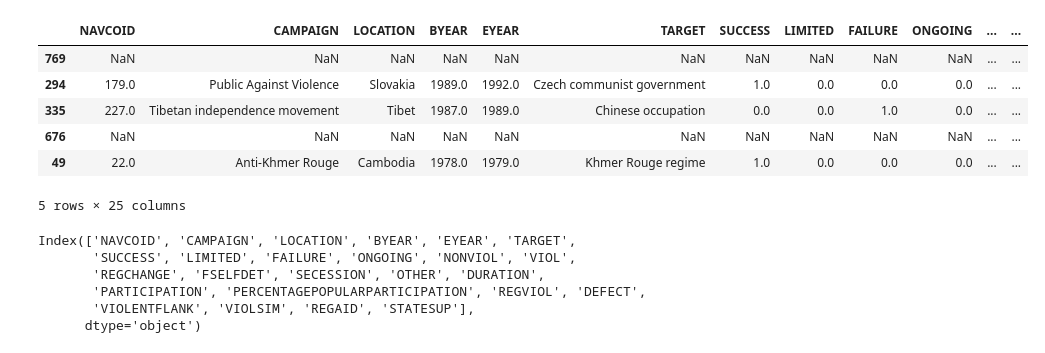
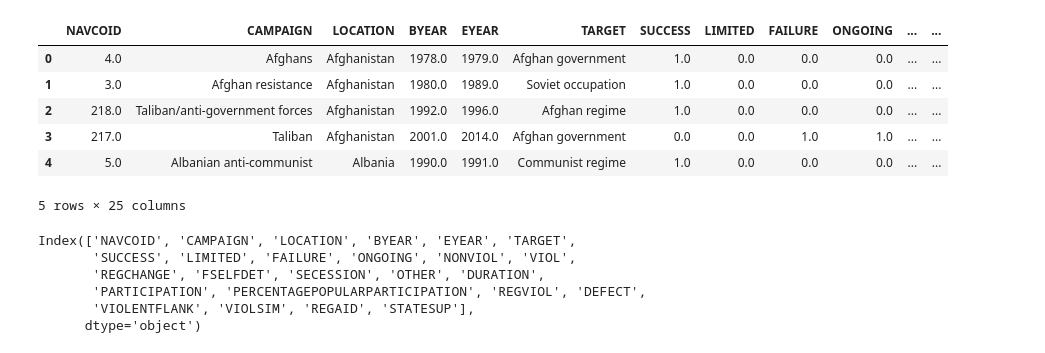
Before and after one commit to nickkatsios/civil-resistance-analysis, a Jupyter notebook: civil_resistance_analysis/analysis.ipynb, the cells around one changed output. Cells and saved outputs as stored; diff of their text form; code cells hidden in the pictures.

```diff
--- a/civil_resistance_analysis/analysis.ipynb
+++ b/civil_resistance_analysis/analysis.ipynb
@@ -11,14 +11,14 @@ warnings.filterwarnings('ignore')
 # %%
 # read .tab file into pandas dataframe
 campaigns = pd.read_csv('../assignment_2023_2/NAVCO 1.2 Updated.tab', sep='\t')
-campaigns.sample(5)
+campaigns.head(5)
 # %% [output]
 |  | NAVCOID | CAMPAIGN | LOCATION | BYEAR | EYEAR | TARGET | SUCCESS | LIMITED | FAILURE | ONGOING | ... | ... |
-| 769 | NaN | NaN | NaN | NaN | NaN | NaN | NaN | NaN | NaN | NaN | ... | ... |
-| 294 | 179.0 | Public Against Violence | Slovakia | 1989.0 | 1992.0 | Czech communist government | 1.0 | 0.0 | 0.0 | 0.0 | ... | ... |
-| 335 | 227.0 | Tibetan independence movement | Tibet | 1987.0 | 1989.0 | Chinese occupation | 0.0 | 0.0 | 1.0 | 0.0 | ... | ... |
-| 676 | NaN | NaN | NaN | NaN | NaN | NaN | NaN | NaN | NaN | NaN | ... | ... |
-| 49 | 22.0 | Anti-Khmer Rouge | Cambodia | 1978.0 | 1979.0 | Khmer Rouge regime | 1.0 | 0.0 | 0.0 | 0.0 | ... | ... |
+| 0 | 4.0 | Afghans | Afghanistan | 1978.0 | 1979.0 | Afghan government | 1.0 | 0.0 | 0.0 | 0.0 | ... | ... |
+| 1 | 3.0 | Afghan resistance | Afghanistan | 1980.0 | 1989.0 | Soviet occupation | 1.0 | 0.0 | 0.0 | 0.0 | ... | ... |
+| 2 | 218.0 | Taliban/anti-government forces | Afghanistan | 1992.0 | 1996.0 | Afghan regime | 1.0 | 0.0 | 0.0 | 0.0 | ... | ... |
+| 3 | 217.0 | Taliban | Afghanistan | 2001.0 | 2014.0 | Afghan government | 0.0 | 0.0 | 1.0 | 1.0 | ... | ... |
+| 4 | 5.0 | Albanian anti-communist | Albania | 1990.0 | 1991.0 | Communist regime | 1.0 | 0.0 | 0.0 | 0.0 | ... | ... |
 5 rows × 25 columns
 # %%
 campaigns.columns
```
Also changed, not shown: parts of 5 cells of this notebook, 2 other files.
